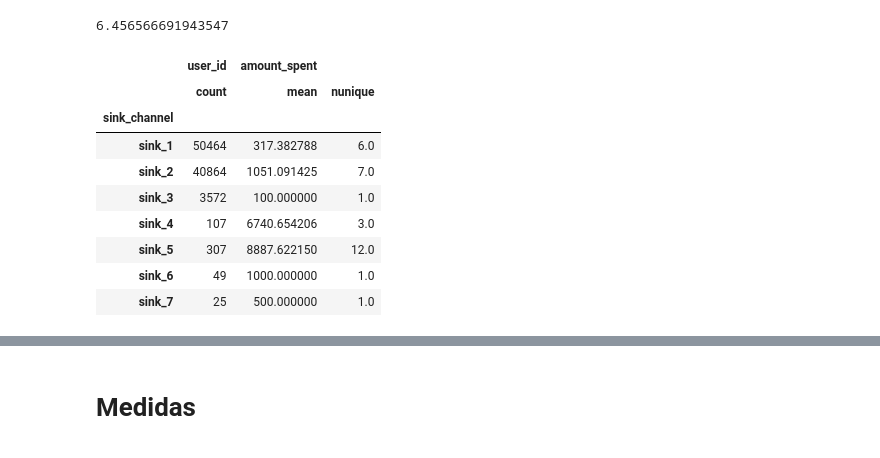
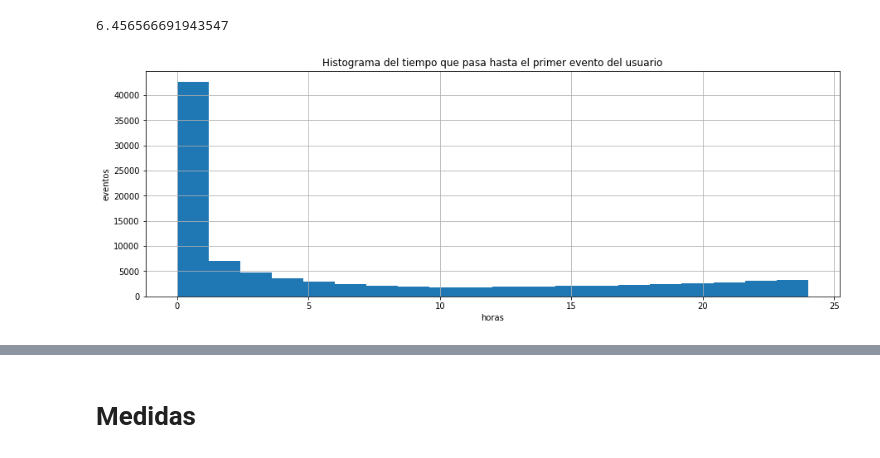
Before and after one commit to melik-data-challenges/etermax-challenge, a Jupyter notebook: etermax-challenge.ipynb, the cells around one changed output, grey strips where cells are left out. Drawn from its saved outputs; the diff is of its cells as text; code cells hidden in the pictures.

```diff
--- a/etermax-challenge.ipynb
+++ b/etermax-challenge.ipynb
@@ -176,17 +188,12 @@ df_usr_first_event['first_event_delay'] = (df_usr_first_event.event_time - df_us
 df_usr_first_event.first_event_delay.mean() /60 /60
 # %% [output]
 6.456566691943547
+# %%
+(df_usr_first_event.first_event_delay /60 /60).hist(bins=20, figsize=(15,5));
+plt.xlabel('horas')
+plt.ylabel('eventos')
+plt.title('Histograma del tiempo que pasa hasta el primer evento del usuario');
+# %% [output]
+[figure, added]
 # %%
-df_usr_first_event.groupby('sink_channel').agg({'user_id': pd.Series.count,
-                                                'amount_spent': [pd.Series.mean, pd.Series.nunique]})
+df_first = df_usr_first_event.groupby(['platform','sink_channel']).agg({'user_id': pd.Series.count,}).unstack(0)
-# %% [output]
-|  | user_id | amount_spent |  |
-|  | count | mean | nunique |
-| sink_channel |  |  |  |
-| sink_1 | 50464 | 317.382788 | 6.0 |
-| sink_2 | 40864 | 1051.091425 | 7.0 |
-| sink_3 | 3572 | 100.000000 | 1.0 |
-| sink_4 | 107 | 6740.654206 | 3.0 |
-| sink_5 | 307 | 8887.622150 | 12.0 |
-| sink_6 | 49 | 1000.000000 | 1.0 |
-| sink_7 | 25 | 500.000000 | 1.0 |
```
Also changed, not shown: parts of 18 cells of this notebook.
